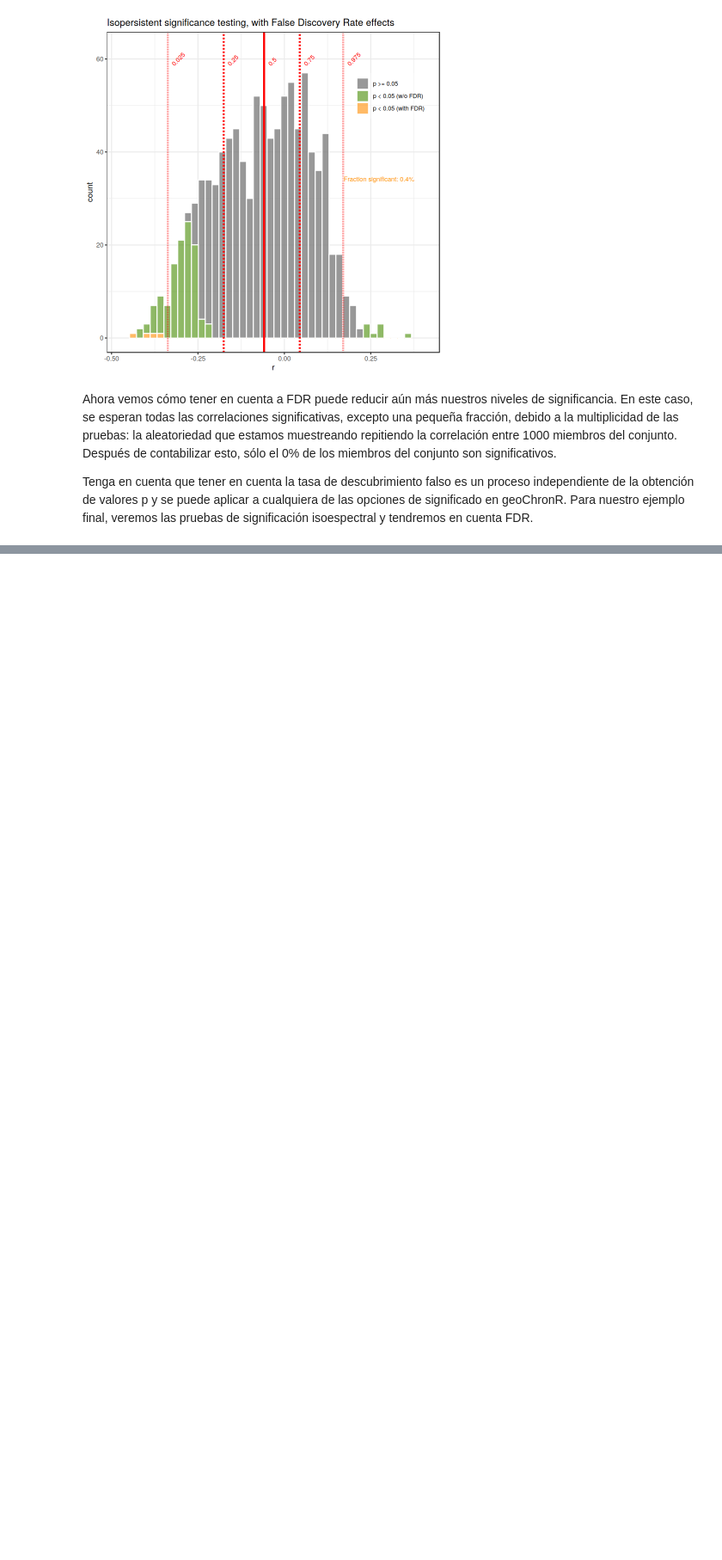
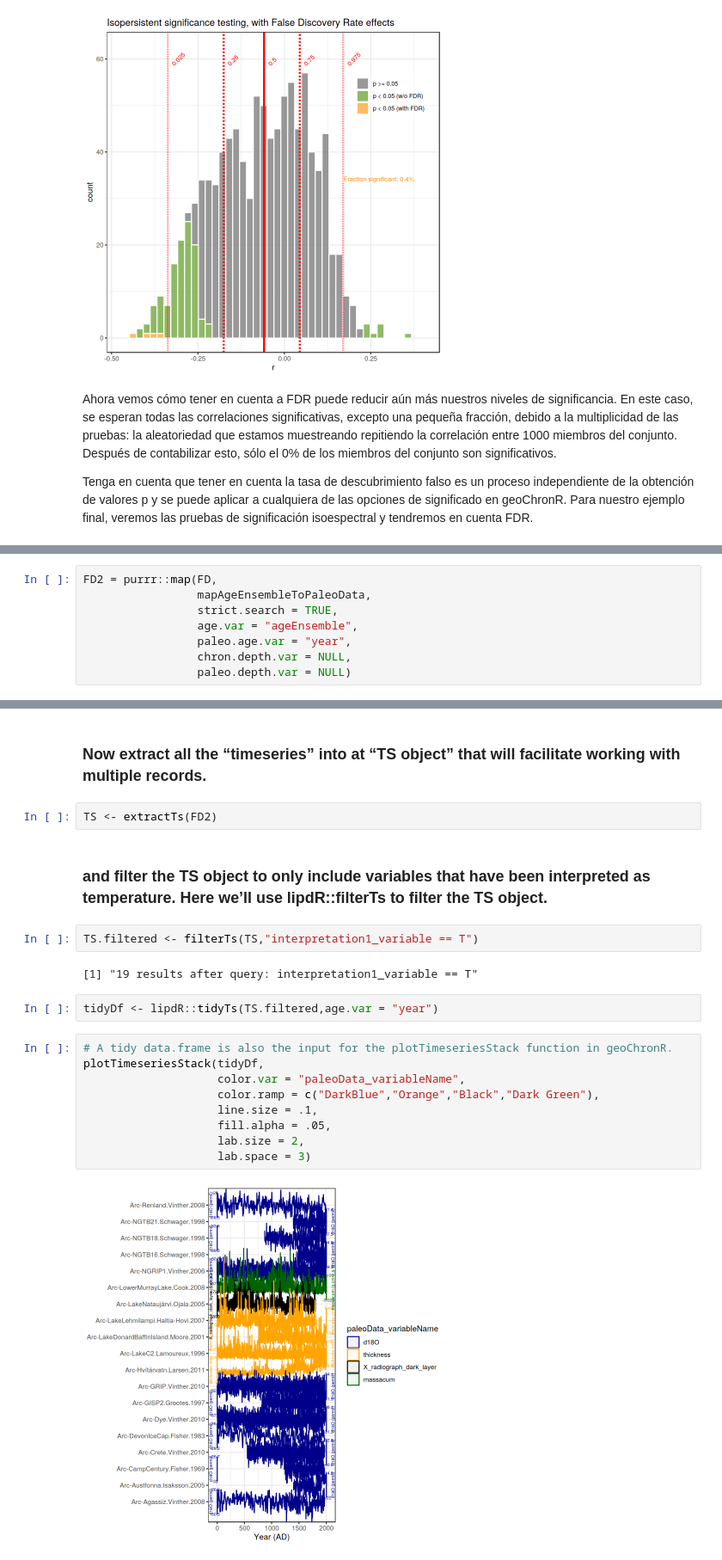
Before and after one commit to mat1506/clasePUC, a Jupyter notebook: GeochronR.ipynb, the cells around one changed output, grey strips where cells are left out. Shown at 86% size. Saved outputs shown, nothing was run; the diff lists cells and outputs as text; blank space fills up the shorter version.

```diff
--- a/GeochronR.ipynb
+++ b/GeochronR.ipynb
@@ -296,0 +334,8 @@ Tenga en cuenta que tener en cuenta la tasa de descubrimiento falso es un proces
+# %%
+FD2 = purrr::map(FD,
+                 mapAgeEnsembleToPaleoData,
+                 strict.search = TRUE,
+                 age.var = "ageEnsemble",
+                 paleo.age.var = "year",
+                 chron.depth.var = NULL,
+                 paleo.depth.var = NULL)
@@ -296,0 +360,23 @@ Tenga en cuenta que tener en cuenta la tasa de descubrimiento falso es un proces
+# %% [markdown]
+### Now extract all the “timeseries” into at “TS object” that will facilitate working with multiple records.
+# %%
+TS <- extractTs(FD2)
+# %% [markdown]
+### and filter the TS object to only include variables that have been interpreted as temperature. Here we’ll use lipdR::filterTs to filter the TS object.
+# %%
+TS.filtered <- filterTs(TS,"interpretation1_variable == T")
+# %% [output]
+[1] "19 results after query: interpretation1_variable == T"
+# %%
+tidyDf <- lipdR::tidyTs(TS.filtered,age.var = "year")
+# %%
+# A tidy data.frame is also the input for the plotTimeseriesStack function in geoChronR.
+plotTimeseriesStack(tidyDf,
+                    color.var = "paleoData_variableName",
+                    color.ramp = c("DarkBlue","Orange","Black","Dark Green"),
+                    line.size = .1,
+                    fill.alpha = .05,
+                    lab.size = 2,
+                    lab.space = 3)
+# %% [output]
+[figure, added]
```
Also changed, not shown: parts of 18 cells of this notebook, 8 other files.
